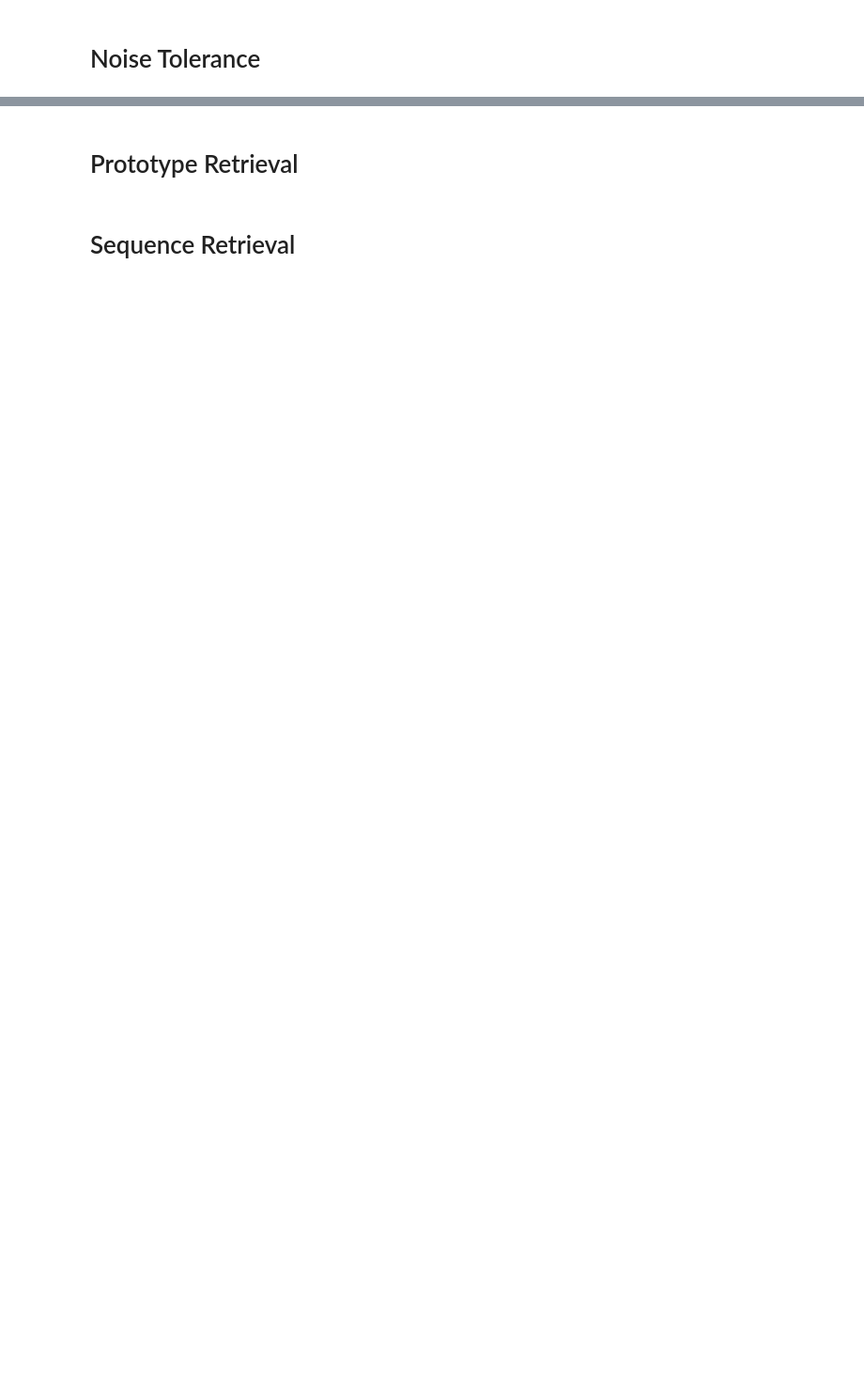
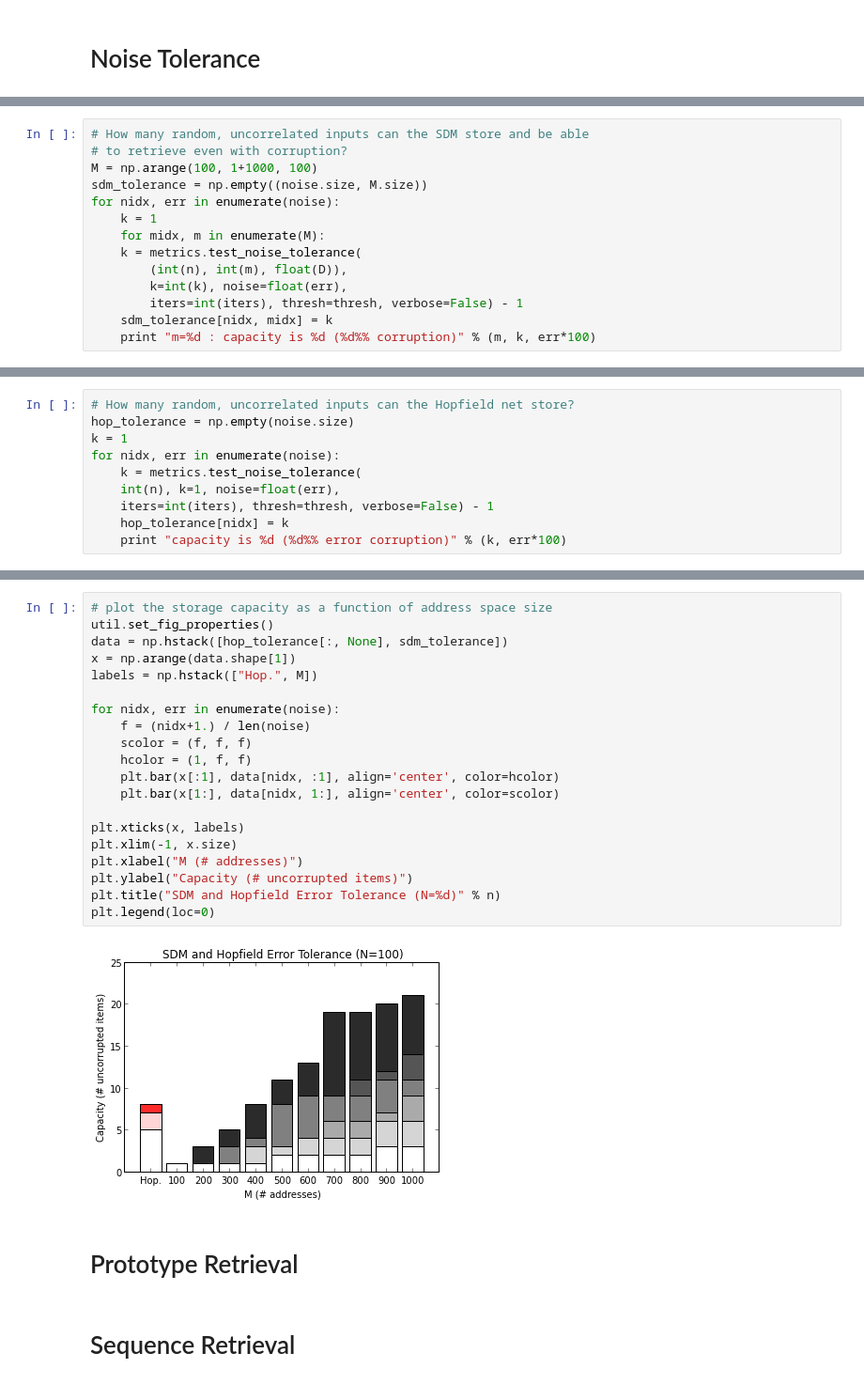
Before and after one commit to berkeley-cocosci/bayes-sdm, a Jupyter notebook: comparisons.ipynb, the cells around one changed output, grey strips where cells are left out. Shown at 94% size. Saved outputs shown, nothing was run; the diff lists cells and outputs as text; blank space fills up the shorter version.

```diff
--- a/comparisons.ipynb
+++ b/comparisons.ipynb
@@ -121,0 +134,14 @@ for m in M:
+# %%
+# How many random, uncorrelated inputs can the SDM store and be able
+# to retrieve even with corruption?
+M = np.arange(100, 1+1000, 100)
+sdm_tolerance = np.empty((noise.size, M.size))
+for nidx, err in enumerate(noise):
+    k = 1
+    for midx, m in enumerate(M):
+	k = metrics.test_noise_tolerance(
+	    (int(n), int(m), float(D)),
+	    k=int(k), noise=float(err),
+	    iters=int(iters), thresh=thresh, verbose=False) - 1
+	sdm_tolerance[nidx, midx] = k
+	print "m=%d : capacity is %d (%d%% corruption)" % (m, k, err*100)
@@ -121,0 +166,10 @@ for m in M:
+# %%
+# How many random, uncorrelated inputs can the Hopfield net store?
+hop_tolerance = np.empty(noise.size)
+k = 1
+for nidx, err in enumerate(noise):
+    k = metrics.test_noise_tolerance(
+	int(n), k=1, noise=float(err),
+	iters=int(iters), thresh=thresh, verbose=False) - 1
+    hop_tolerance[nidx] = k
+    print "capacity is %d (%d%% error corruption)" % (k, err*100)
@@ -122,3 +183,25 @@ for m in M:
+# %%
+# plot the storage capacity as a function of address space size
+util.set_fig_properties()
+data = np.hstack([hop_tolerance[:, None], sdm_tolerance])
+x = np.arange(data.shape[1])
+labels = np.hstack(["Hop.", M])
+
+for nidx, err in enumerate(noise):
+    f = (nidx+1.) / len(noise)
+    scolor = (f, f, f)
+    hcolor = (1, f, f)
+    plt.bar(x[:1], data[nidx, :1], align='center', color=hcolor)
+    plt.bar(x[1:], data[nidx, 1:], align='center', color=scolor)
+
+plt.xticks(x, labels)
+plt.xlim(-1, x.size)
+plt.xlabel("M (# addresses)")
+plt.ylabel("Capacity (# uncorrupted items)")
+plt.title("SDM and Hopfield Error Tolerance (N=%d)" % n)
+plt.legend(loc=0)
+# %% [output]
+[figure, added]
 # %% [markdown]
 # Prototype Retrieval
 # %% [markdown]
```
Also changed, not shown: parts of 8 cells of this notebook, 3 other files.
